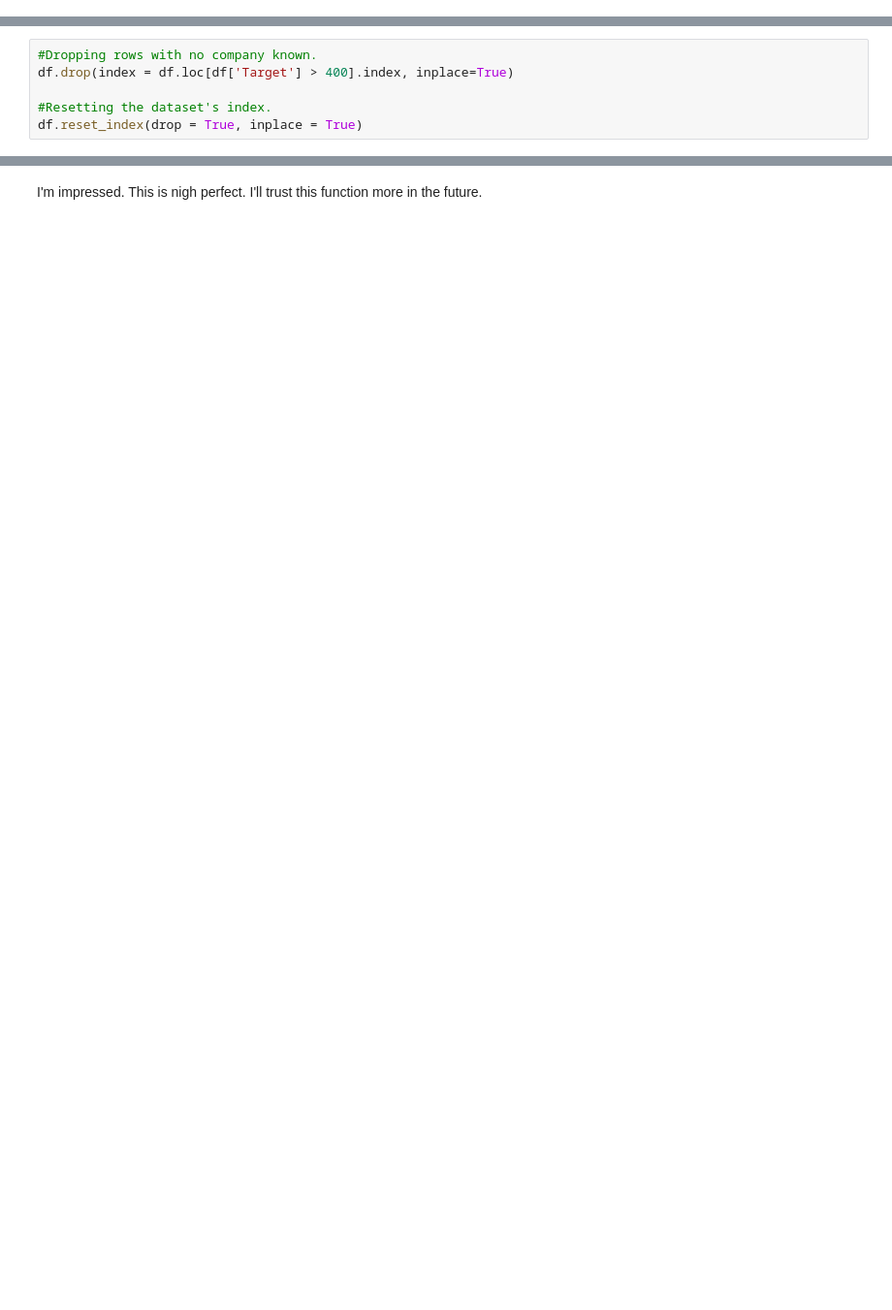
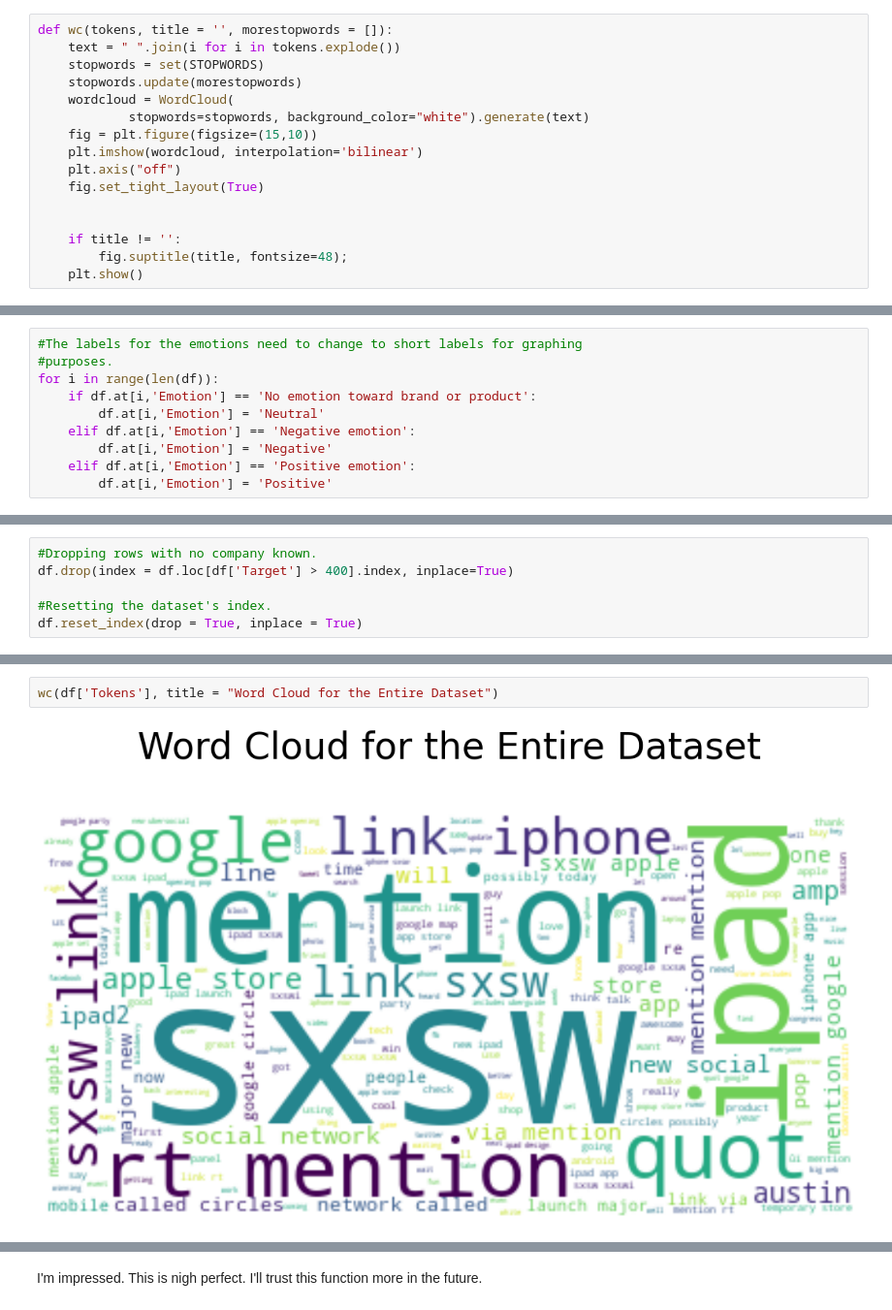
Before and after one commit to FunkyTable/Project-4-Advanced-Machine-Learning, a Jupyter notebook: student.ipynb, the cells around one changed output, grey strips where cells are left out. Shown at 97% size. Cells and saved outputs as stored; diff of their text form; blank space fills up the shorter version.

```diff
--- a/student.ipynb
+++ b/student.ipynb
@@ -186,0 +255,16 @@ def retweet_trim_all(retweets, word_list = ['skip'], delete = True, drop = 1):
+# %%
+def wc(tokens, title = '', morestopwords = []):
+    text = " ".join(i for i in tokens.explode())
+    stopwords = set(STOPWORDS)
+    stopwords.update(morestopwords)
+    wordcloud = WordCloud(
+            stopwords=stopwords, background_color="white").generate(text)
+    fig = plt.figure(figsize=(15,10))
+    plt.imshow(wordcloud, interpolation='bilinear')
+    plt.axis("off")
+    fig.set_tight_layout(True)
+
+
+    if title != '':
+        fig.suptitle(title, fontsize=48);
+    plt.show()
@@ -1137 +1260,11 @@ Now that I have the data I want, I need to set some targets for each. I'll set t
+# %%
+#The labels for the emotions need to change to short labels for graphing
+#purposes.
+for i in range(len(df)):
+    if df.at[i,'Emotion'] == 'No emotion toward brand or product':
+        df.at[i,'Emotion'] = 'Neutral'
+    elif df.at[i,'Emotion'] == 'Negative emotion':
+        df.at[i,'Emotion'] = 'Negative'
+    elif df.at[i,'Emotion'] == 'Positive emotion':
+        df.at[i,'Emotion'] = 'Positive'
 # %%
@@ -1223,0 +1389,4 @@ Name: Target Text, dtype: int64
+# %%
+wc(df['Tokens'], title = "Word Cloud for the Entire Dataset")
+# %% [output]
+[figure, added]
```
Also changed, not shown: parts of 31 cells of this notebook.
